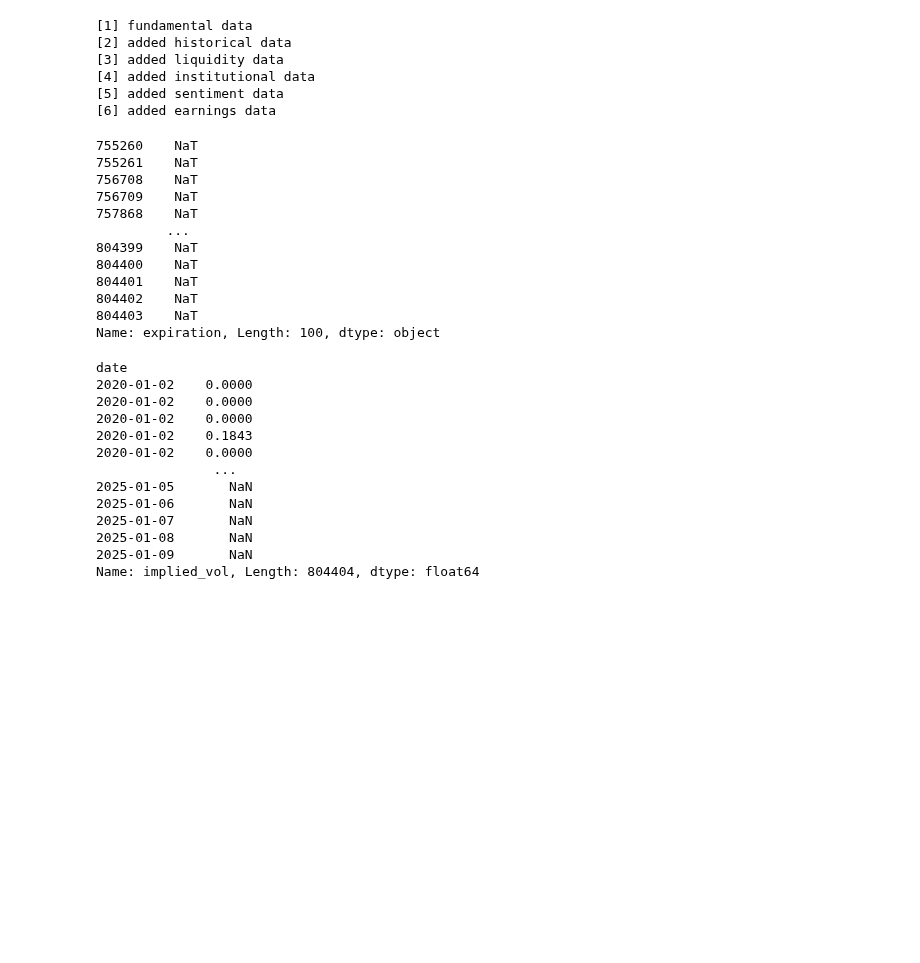
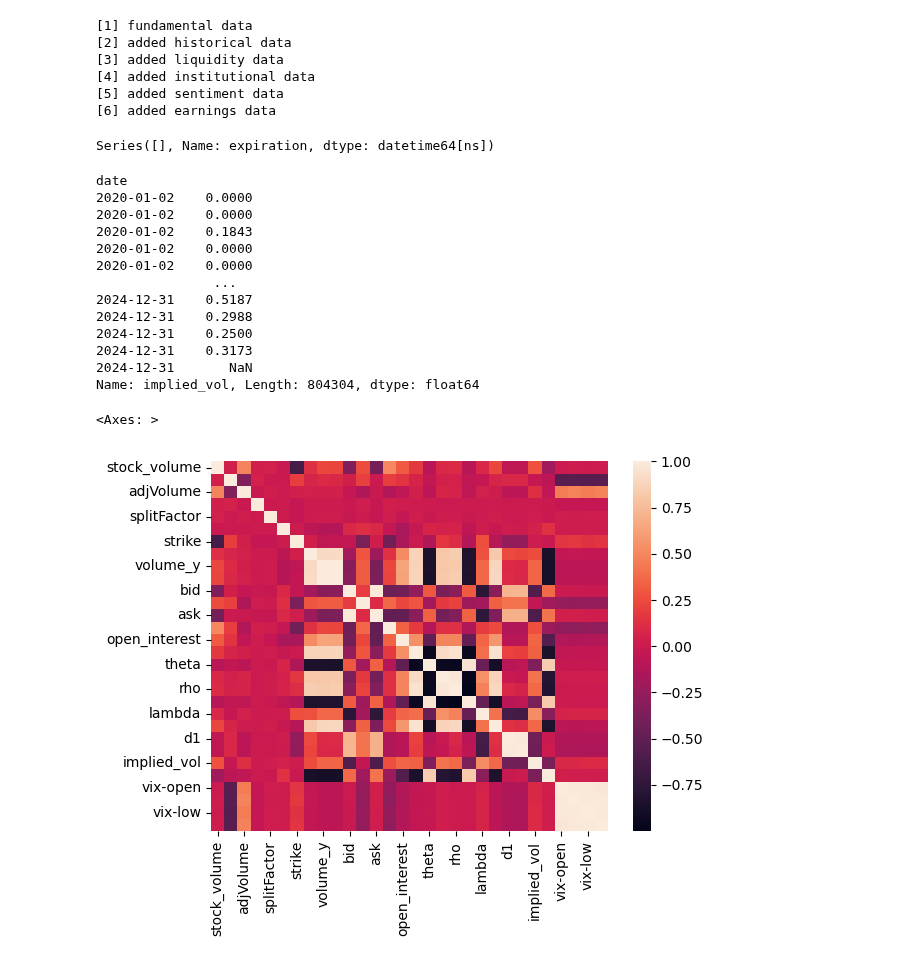
Before and after one commit to themoonwalker1/quantcap-options, a Jupyter notebook: options_data_retrieval.ipynb, the cells around one changed output. Cells and saved outputs as stored; diff of their text form; code cells hidden in the pictures; blank space fills up the shorter version.

Commit message:
added volatility index data

```diff
--- a/options_data_retrieval.ipynb
+++ b/options_data_retrieval.ipynb
@@ -771,13 +771,20 @@ Columns: [date, ticker, expiration, strike, right, close, volume, count, bid, bi
 Index: []
 
 [0 rows x 24 columns]
+# %%
+# gets vix data (decent indicator for volatility?)
+def get_vix_data():
+    return pd.read_csv("VIX_History.csv")
+vix = get_vix_data()
+vix_renamed = vix.rename(columns={"DATE": "date", "OPEN": "vix-open", "HIGH": "vix-high", "LOW":"vix-low", "CLOSE":"vix-close"})
+vix_renamed["date"] = pd.to_datetime(vix_renamed["date"], format="%m/%d/%Y", errors="ignore")
 # %%
-fundamental_data["date"] = pd.to_datetime(fundamental_data['date']).dt.date
-historical_data["date"] = pd.to_datetime(historical_data['date']).dt.date
-liquidity_data["date"] = pd.to_datetime(liquidity_data['date']).dt.date
-institutional_data["date"] = pd.to_datetime(institutional_data['date']).dt.date
-sentiment_data["date"] = pd.to_datetime(sentiment_data['date']).dt.date
-earnings_data["date"] = pd.to_datetime(earnings_data['date']).dt.date
+fundamental_data["date"] = pd.to_datetime(fundamental_data['date'])
+historical_data["date"] = pd.to_datetime(historical_data['date'])
+# liquidity_data["date"] = pd.to_datetime(liquidity_data['date']).dt.date
+# institutional_data["date"] = pd.to_datetime(institutional_data['date']).dt.date
+# sentiment_data["date"] = pd.to_datetime(sentiment_data['date']).dt.date
+# earnings_data["date"] = pd.to_datetime(earnings_data['date']).dt.date
 # %%
 print('[1] fundamental data')
 df = pd.DataFrame(fundamental_data)
@@ -786,12 +793,12 @@ df = pd.merge(df, historical_data, how="outer", on=["ticker", "date"])
 print('[3] added liquidity data')
 # df = pd.merge(df, liquidity_data, how="outer", on=["ticker", "date"])
 print('[4] added institutional data')
-df = pd.merge(df, institutional_data, how="outer", on=["ticker", "date"])
+# df = pd.merge(df, institutional_data, how="outer", on=["ticker", "date"])
 print('[5] added sentiment data')
-df = pd.merge(df, sentiment_data, how="outer", on=["ticker", "date"])
+# df = pd.merge(df, sentiment_data, how="outer", on=["ticker", "date"])
 print('[6] added earnings data')
-df = pd.merge(df, earnings_data, how="outer", on=["ticker", "date"])
-
+# df = pd.merge(df, earnings_data, how="outer", on=["ticker", "date"])
+df = pd.merge(df, vix_renamed, how="left", on="date")
 df = pd.DataFrame.rename(df, columns={"close_x":"stock_close", "volume_x":"stock_volume", "close_y":"options_close_price"})
 df = df.drop(columns={"ticker"})
 # %% [output]
@@ -803,25 +810,14 @@ df = df.drop(columns={"ticker"})
 [6] added earnings data
 # %%
 df["expiration"] = df["expiration"].astype(str)
-df["expiration"] = pd.to_datetime(df["expiration"], format="%Y-%m-%d", errors="coerce").dt.date
+df["expiration"] = pd.to_datetime(df["expiration"], format="%Y-%m-%d", errors="coerce")
 print(df["expiration"][df["expiration"].isna()])
 # df["expiration"] = pd.to_datetime(historical_data["expiration"], format="%Y-%m-%d", errors="ignore")
 # print(df["date"][df["expiration"].isna()])
 df["expiration"] = (df["expiration"] - df["date"])
 df = df.set_index("date")
 # %% [output]
-755260    NaT
-755261    NaT
-756708    NaT
-756709    NaT
-757868    NaT
-         ...
-804399    NaT
-804400    NaT
-804401    NaT
-804402    NaT
-804403    NaT
-Name: expiration, Length: 100, dtype: object
+Series([], Name: expiration, dtype: datetime64[ns])
 # %%
 df = df.drop(columns={"right"})
 # %%
@@ -829,32 +825,34 @@ df = df.drop(columns={"right"})
 # %%
 ## Seaborn data processing
 # df = df.shift()
 # sns.heatmap(df.corr('pearson')) ## df_all is data
 
 processed_df = df.copy()
 processed_df = processed_df.drop(columns={"high", "low", "stock_close", "open", "adjHigh", "adjLow", "adjOpen"})
-processed_df["adjClose"] = processed_df["adjClose"].shift(-1)
+processed_df["implied_vol"] = processed_df["implied_vol"].shift(-1)
 print(processed_df["implied_vol"])
 # strike_of_zero = processed_df["strike"][processed_df["options_close_price"]==0] / 1000
 # stock_of_zero = processed_df["adjClose"][processed_df["options_close_price"]==0]
 # print(stock_of_zero)
 # processed_df["SMA"] = processed_df["stock_close"].rolling(window=30).mean()
 # processed_df["SMA"] = processed_df["SMA"].fillna(0)
 # typical_price = (processed_df["adjHigh"] + processed_df["adjLow"] + processed_df["adjClose"])/3
 # raw_money_flow = typical_price * processed_df["stock_volume"]
-# sns.heatmap(processed_df.corr(method='spearman'))
+sns.heatmap(processed_df.corr(method='spearman'))
 # sns.pairplot(df)
 # %% [output]
 date
-2020-01-02    0.0000
 2020-01-02    0.0000
 2020-01-02    0.0000
 2020-01-02    0.1843
 2020-01-02    0.0000
+2020-01-02    0.0000
                ...
-2025-01-05       NaN
-2025-01-06       NaN
-2025-01-07       NaN
-2025-01-08       NaN
-2025-01-09       NaN
-Name: implied_vol, Length: 804404, dtype: float64
+2024-12-31    0.5187
+2024-12-31    0.2988
+2024-12-31    0.2500
+2024-12-31    0.3173
+2024-12-31       NaN
+Name: implied_vol, Length: 804304, dtype: float64
+<Axes: >
+[figure, added]
```
Also changed, not shown: 1 other file.
